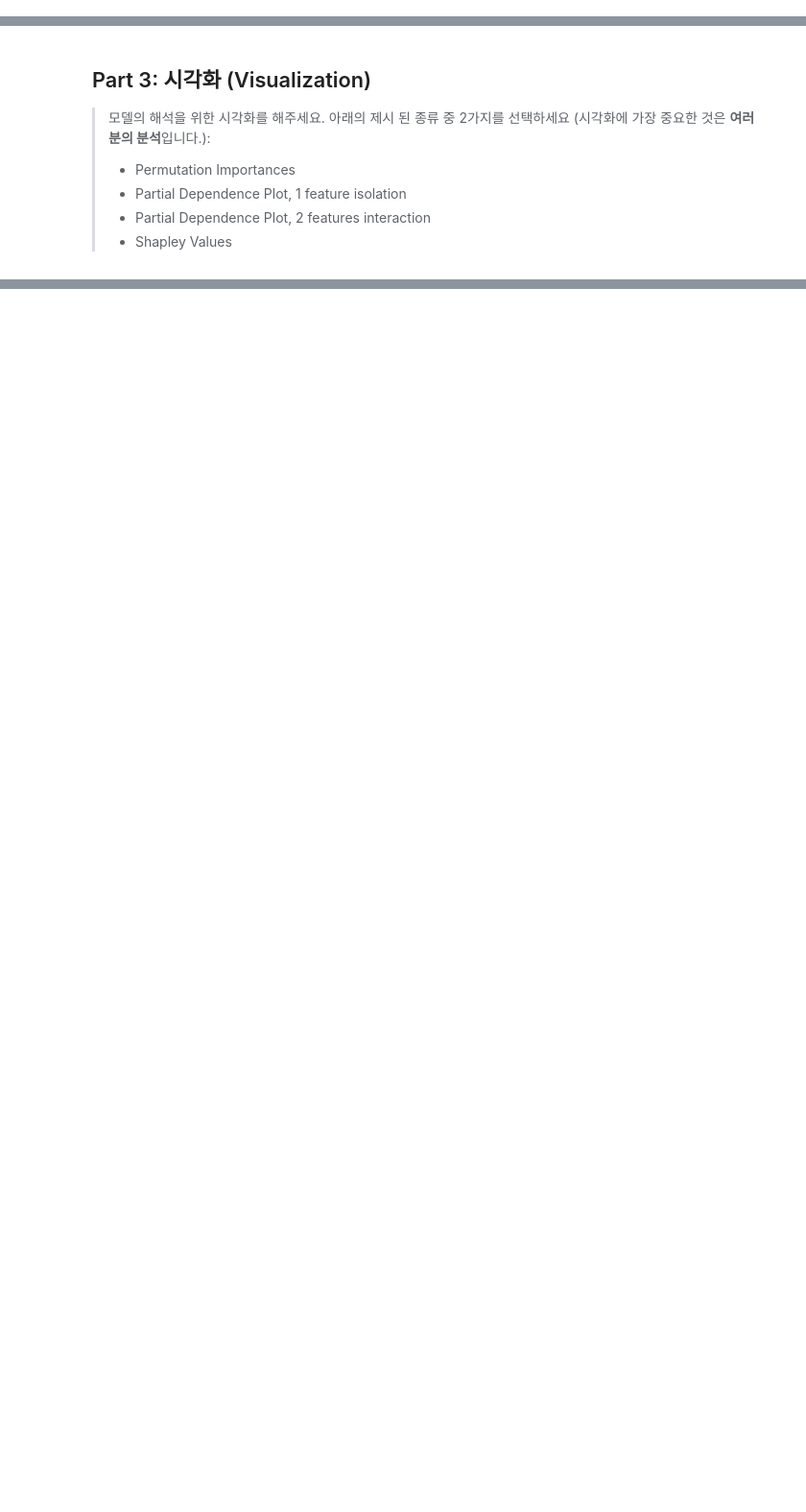
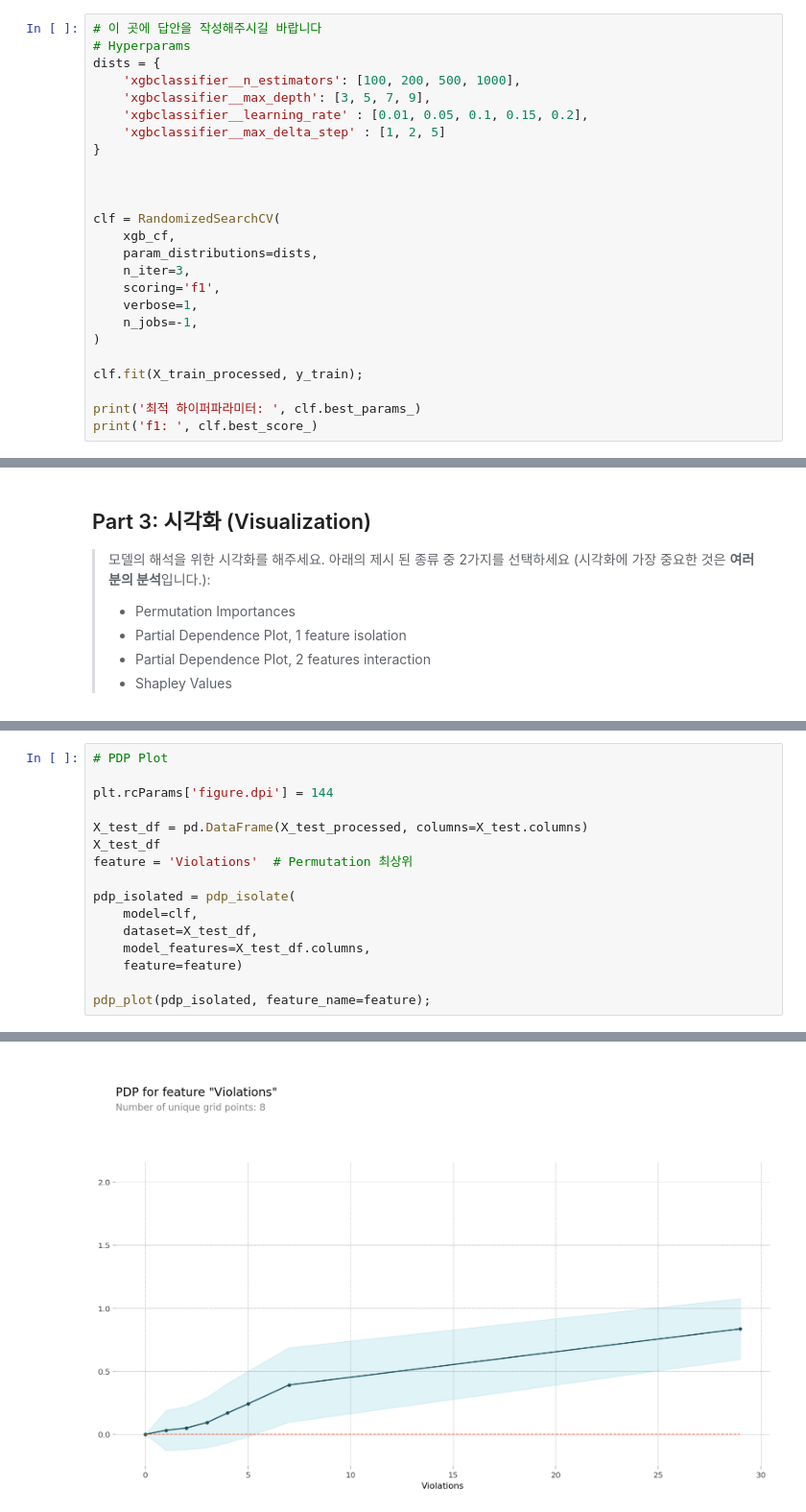
Before and after one commit to y001003/Bootcamp, a Jupyter notebook: ai06_sc23x_박영수_2차제출.ipynb, the cells around one changed output, grey strips where cells are left out. Shown: that part at 96% size. Saved outputs shown, nothing was run; the diff lists cells and outputs as text; blank space fills up the shorter version.

```diff
--- a/ai06_sc23x_박영수_2차제출.ipynb
+++ b/ai06_sc23x_박영수_2차제출.ipynb
@@ -289,0 +385,25 @@ X_train.shape, X_test.shape
+# %%
+# 이 곳에 답안을 작성해주시길 바랍니다
+# Hyperparams
+dists = {
+    'xgbclassifier__n_estimators': [100, 200, 500, 1000],
+    'xgbclassifier__max_depth': [3, 5, 7, 9],
+    'xgbclassifier__learning_rate' : [0.01, 0.05, 0.1, 0.15, 0.2],
+    'xgbclassifier__max_delta_step' : [1, 2, 5]
+}
+
+
+
+clf = RandomizedSearchCV(
+    xgb_cf,
+    param_distributions=dists,
+    n_iter=3,
+    scoring='f1',
+    verbose=1,
+    n_jobs=-1,
+)
+
+clf.fit(X_train_processed, y_train);
+
+print('최적 하이퍼파라미터: ', clf.best_params_)
+print('f1: ', clf.best_score_)
@@ -299,0 +472,17 @@ X_train.shape, X_test.shape
+# %%
+# PDP Plot
+
+plt.rcParams['figure.dpi'] = 144
+
+X_test_df = pd.DataFrame(X_test_processed, columns=X_test.columns)
+X_test_df
+feature = 'Violations'  # Permutation 최상위
+
+pdp_isolated = pdp_isolate(
+    model=clf,
+    dataset=X_test_df,
+    model_features=X_test_df.columns,
+    feature=feature)
+
+pdp_plot(pdp_isolated, feature_name=feature);
+# %% [output]
@@ -299,0 +493 @@ X_train.shape, X_test.shape
+[figure, added]
```
Also changed, not shown: parts of 21 cells of this notebook.
